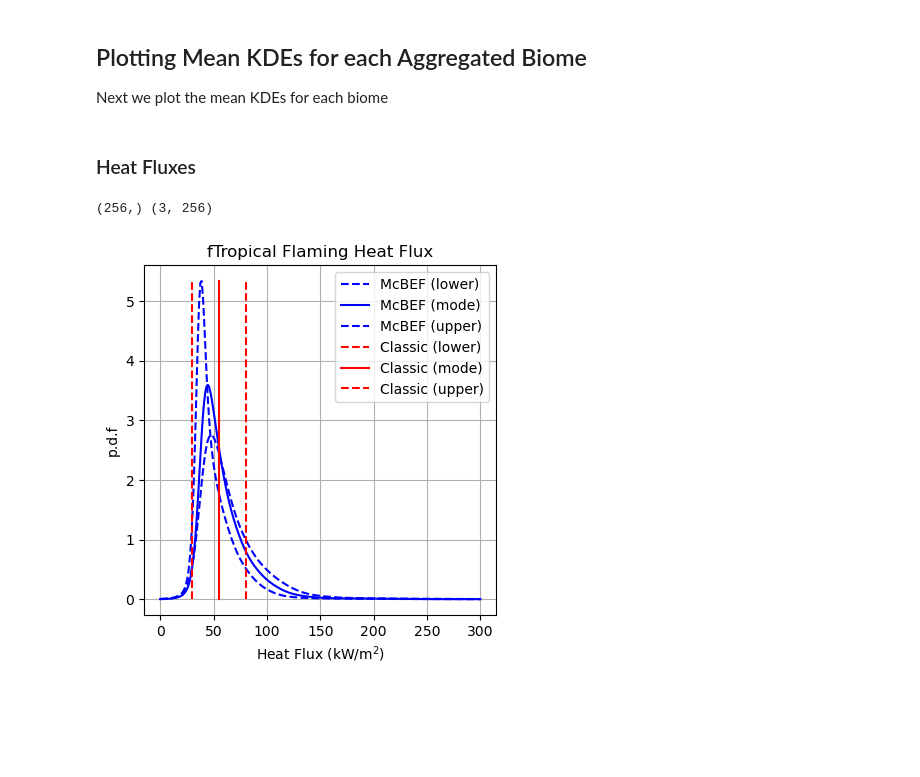
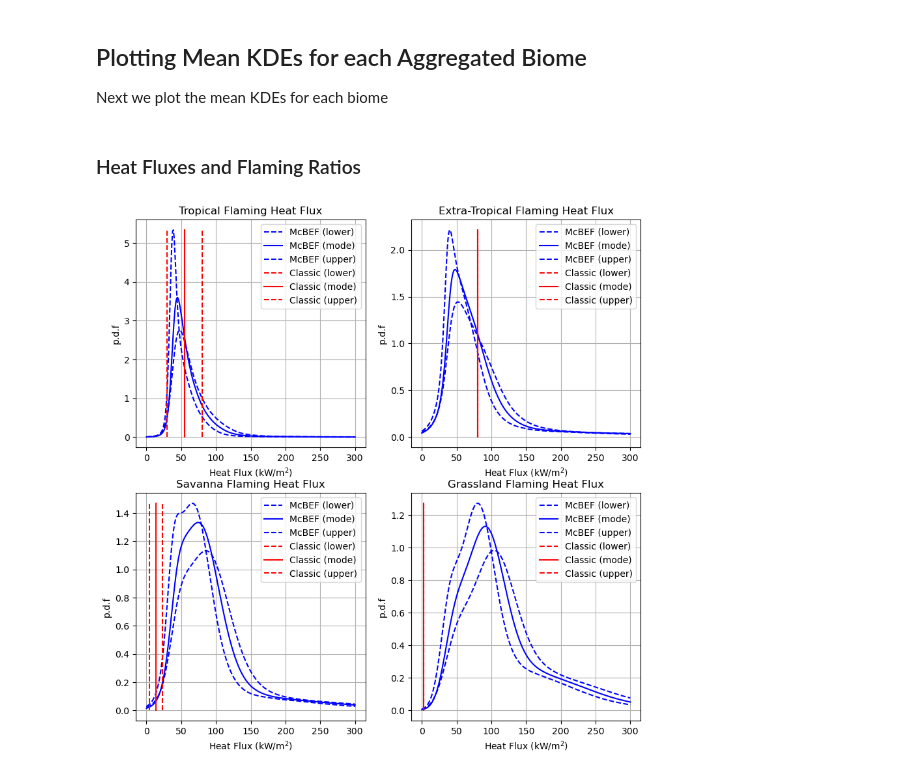
Before and after one commit to GEOS-ESM/QFED, a Jupyter notebook: src/Notebooks/plumerise/hflux_eval.ipynb, the cells around one changed output. Saved outputs shown, nothing was run; the diff lists cells and outputs as text; code cells hidden in the pictures; blank space fills up the shorter version.

```diff
--- a/src/Notebooks/plumerise/hflux_eval.ipynb
+++ b/src/Notebooks/plumerise/hflux_eval.ipynb
@@ -141,32 +165,40 @@ f = np.load(f_npz)  # retrieve KDEs from disk
 for v_ in f.keys():
     setattr(sys.modules[__name__], v_, f[v_])
 # %% [markdown]
-### Heat Fluxes
+### Heat Fluxes and Flaming Ratios
 # %%
-def plot_HF(biome,bins,P,title,xlabel,range=None):
+def plot_HF(biome,bins,P,title,xlabel,Fraction=False,Classic=True):
 
-    print(bins_HF.shape,P.shape)
+    if Fraction:
+        cmin = bm.FLAMING_FRACTION[biome-1]
+        cmax = bm.FLAMING_FRACTION[biome-1]
+    else:
+        cmin = bm.HEAT_FLUX_MIN[biome-1]
+        cmax = bm.HEAT_FLUX_MAX[biome-1]
 
-    cmin = bm.HEAT_FLUX_MIN[biome-1]
-    cmax = bm.HEAT_FLUX_MAX[biome-1]
     cmod = (cmin+cmax)/2
-
     pmax = P.max()
 
     plt.plot(bins,P[0],'b--',label='McBEF (lower)')
     plt.plot(bins,P[1],'b', label='McBEF (mode)')
     plt.plot(bins,P[2],'b--',label='McBEF (upper)')
 
-    plt.plot([cmin,cmin],[0,pmax],'r--',label='Classic (lower)')
-    plt.plot([cmod,cmod],[0,pmax],'r',  label='Classic (mode)')
-    plt.plot([cmax,cmax],[0,pmax],'r--',label='Classic (upper)')
+    if Classic:
+        plt.plot([cmin,cmin],[0,pmax],'r--',label='Classic (lower)')
+        plt.plot([cmod,cmod],[0,pmax],'r',  label='Classic (mode)')
+        plt.plot([cmax,cmax],[0,pmax],'r--',label='Classic (upper)')
 
     plt.grid(), plt.xlabel(xlabel),plt.ylabel('p.d.f'),plt.title(title)
     plt.legend(loc='upper right')
 # %%
 plt.figure(figsize=(10,10))
 plt.subplot(221)
-plot_HF(bm.TROPICAL,bins_HF,fHEATFLUX_F[0],'fTropical Flaming Heat Flux', r'Heat Flux (kW/m$^2$)',range=(0,128))
+plot_HF(bm.TROPICAL,bins_HF,fHEATFLUX_F[0],'Tropical Flaming Heat Flux', r'Heat Flux (kW/m$^2$)')
+plt.subplot(222)
+plot_HF(bm.EXTRA_TROPICAL,bins_HF,fHEATFLUX_F[1],'Extra-Tropical Flaming Heat Flux', r'Heat Flux (kW/m$^2$)')
+plt.subplot(223)
+plot_HF(bm.SAVANNA,bins_HF,fHEATFLUX_F[2],'Savanna Flaming Heat Flux', r'Heat Flux (kW/m$^2$)')
+plt.subplot(224)
+plot_HF(bm.GRASSLAND,bins_HF,fHEATFLUX_F[3],'Grassland Flaming Heat Flux', r'Heat Flux (kW/m$^2$)')
 # %% [output]
-(256,) (3, 256)
-[figure, old version]
+[figure, new version]
```
Also changed, not shown: parts of 12 cells of this notebook, 4 other files.
